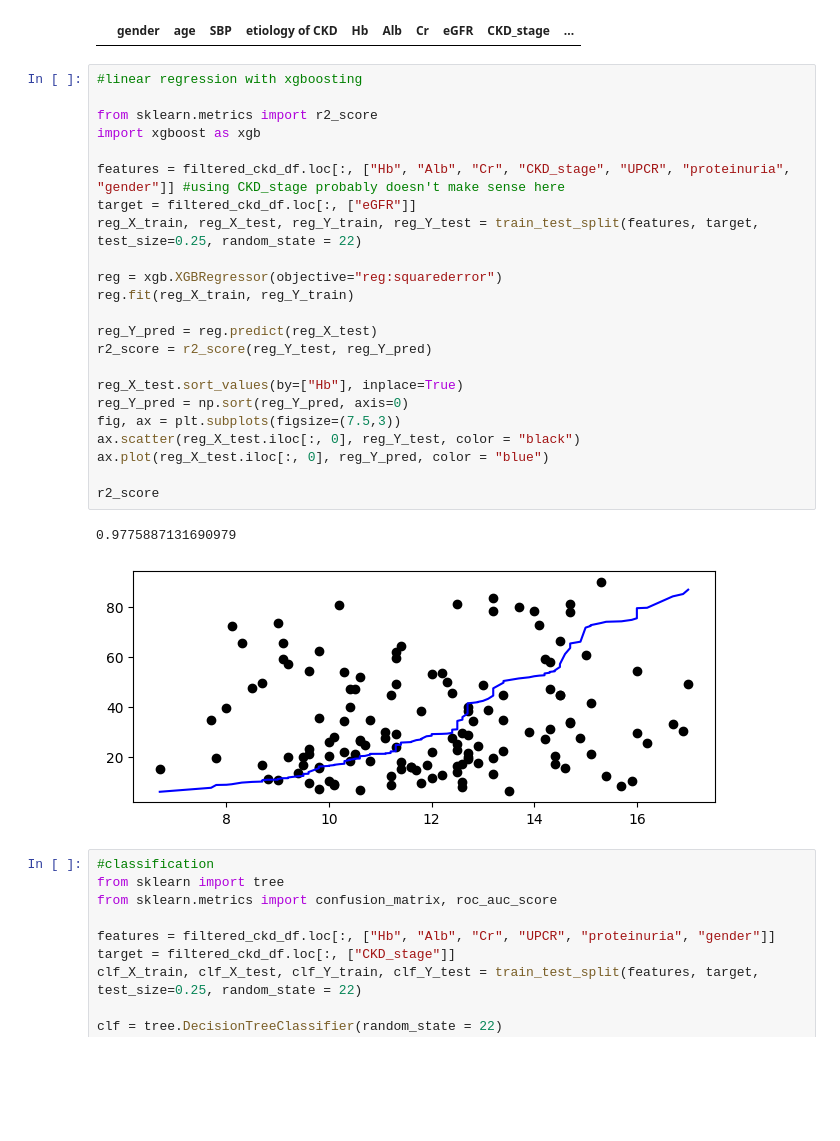
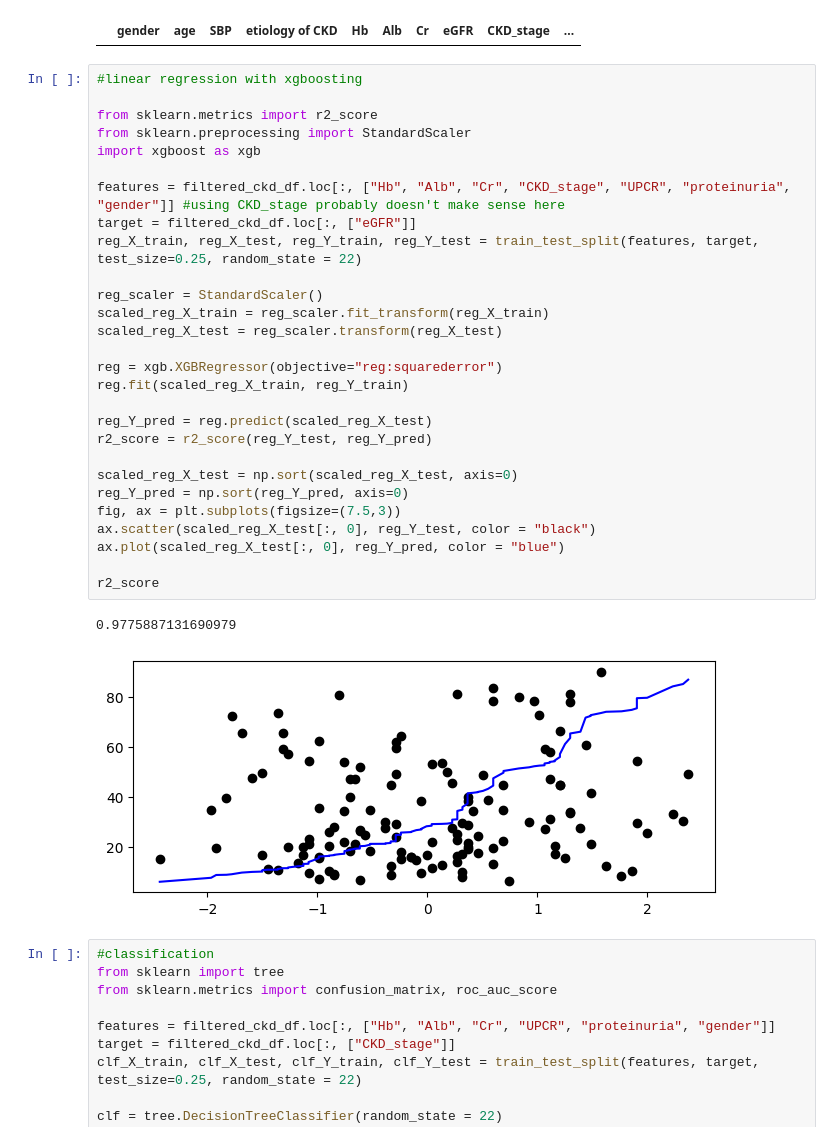
Before and after one commit to TheRidgeSpamss/CKD-ML, a Jupyter notebook: ckd_regression_classification.ipynb, the cells around one changed output. Cells and saved outputs as stored; diff of their text form; blank space fills up the shorter version.

Commit message:
Create standardization for linear regresssion method

```diff
--- a/ckd_regression_classification.ipynb
+++ b/ckd_regression_classification.ipynb
@@ -63,29 +61,34 @@ filtered_ckd_df[filtered_ckd_df["CKD_stage"] == 1]
 # %%
 #linear regression with xgboosting
 
 from sklearn.metrics import r2_score
+from sklearn.preprocessing import StandardScaler
 import xgboost as xgb
 
 features = filtered_ckd_df.loc[:, ["Hb", "Alb", "Cr", "CKD_stage", "UPCR", "proteinuria", "gender"]] #using CKD_stage probably doesn't make sense here
 target = filtered_ckd_df.loc[:, ["eGFR"]]
 reg_X_train, reg_X_test, reg_Y_train, reg_Y_test = train_test_split(features, target, test_size=0.25, random_state = 22)
 
+reg_scaler = StandardScaler()
+scaled_reg_X_train = reg_scaler.fit_transform(reg_X_train)
+scaled_reg_X_test = reg_scaler.transform(reg_X_test)
+
 reg = xgb.XGBRegressor(objective="reg:squarederror")
-reg.fit(reg_X_train, reg_Y_train)
+reg.fit(scaled_reg_X_train, reg_Y_train)
 
-reg_Y_pred = reg.predict(reg_X_test)
+reg_Y_pred = reg.predict(scaled_reg_X_test)
 r2_score = r2_score(reg_Y_test, reg_Y_pred)
 
-reg_X_test.sort_values(by=["Hb"], inplace=True)
+scaled_reg_X_test = np.sort(scaled_reg_X_test, axis=0)
 reg_Y_pred = np.sort(reg_Y_pred, axis=0)
 fig, ax = plt.subplots(figsize=(7.5,3))
-ax.scatter(reg_X_test.iloc[:, 0], reg_Y_test, color = "black")
-ax.plot(reg_X_test.iloc[:, 0], reg_Y_pred, color = "blue")
+ax.scatter(scaled_reg_X_test[:, 0], reg_Y_test, color = "black")
+ax.plot(scaled_reg_X_test[:, 0], reg_Y_pred, color = "blue")
 
 r2_score
 # %% [output]
 0.9775887131690979
-[figure, old version]
+[figure, new version]
 # %%
 #classification
 from sklearn import tree
```
Also changed, not shown: parts of 1 cell of this notebook.
